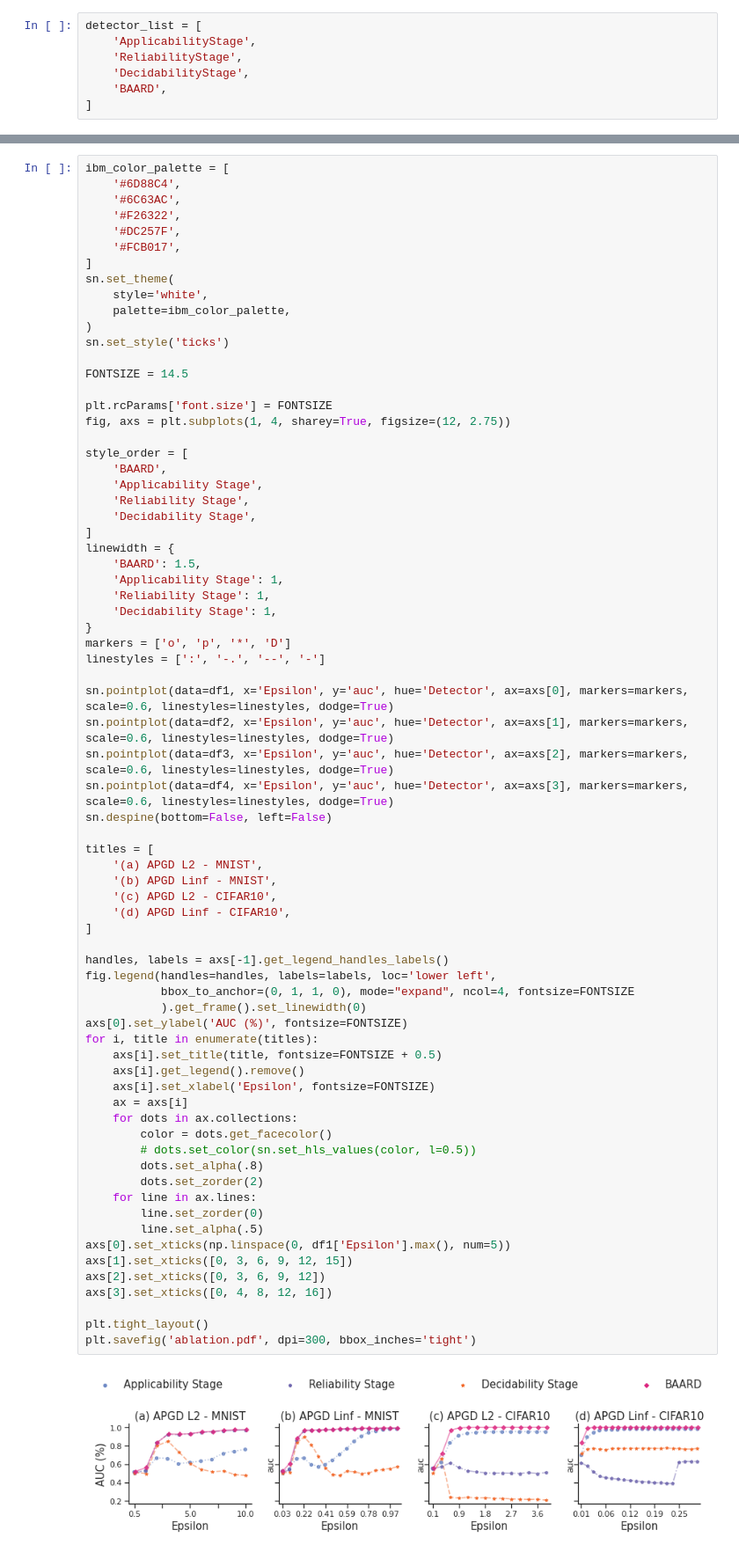
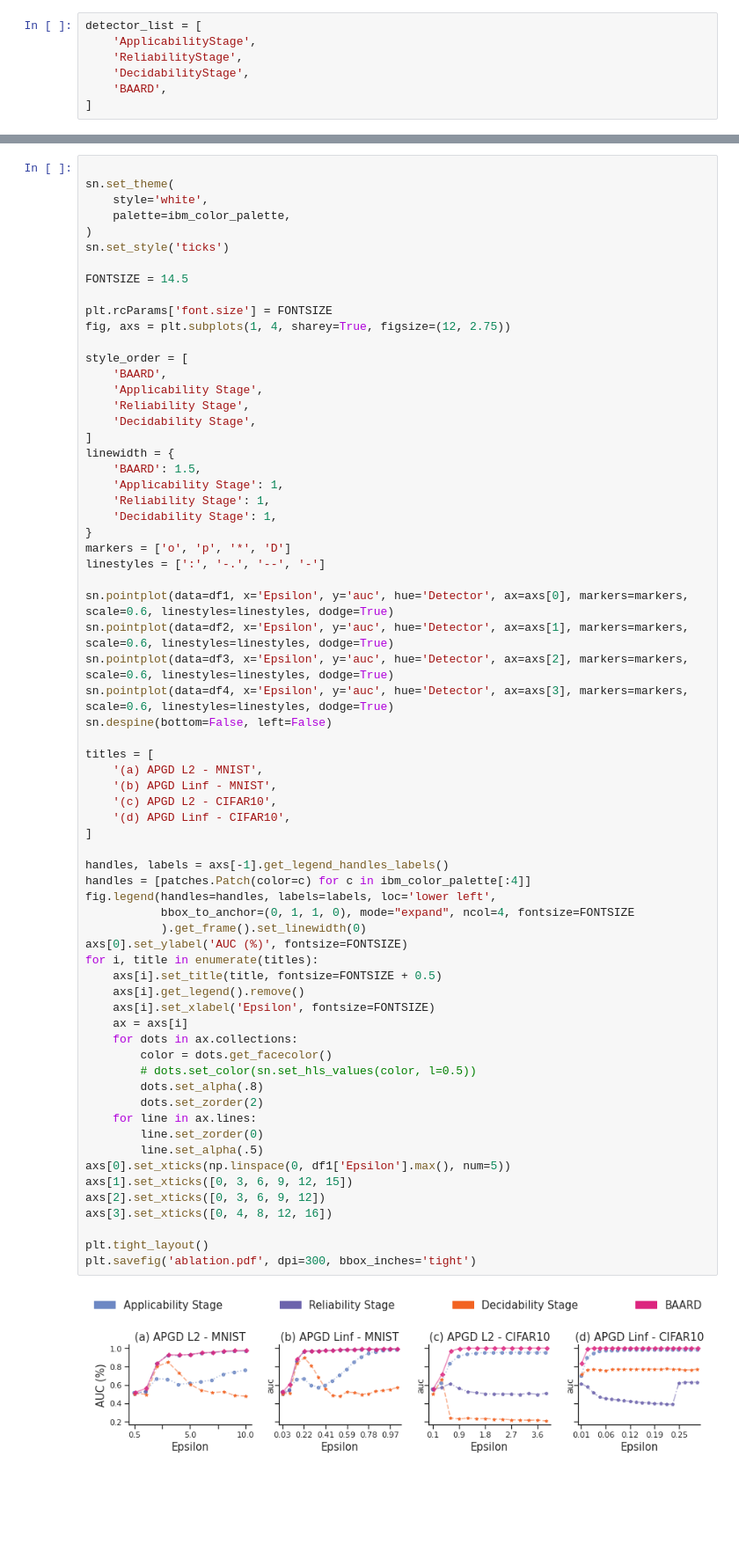
Before and after one commit to changx03/baard, a Jupyter notebook: plots/figure_ablation.ipynb, the cells around one changed output, grey strips where cells are left out. Shown at 88% size. Saved outputs shown, nothing was run; the diff lists cells and outputs as text; blank space fills up the shorter version.

Commit message:
update figure ablation

```diff
--- a/plots/figure_ablation.ipynb
+++ b/plots/figure_ablation.ipynb
@@ -156,11 +174,5 @@ sn.lineplot(data=df4, x='Epsilon', y='auc', hue='Detector')
 # %%
-ibm_color_palette = [
-    '#6D88C4',
-    '#6C63AC',
-    '#F26322',
-    '#DC257F',
-    '#FCB017',
-]
+
 sn.set_theme(
     style='white',
     palette=ibm_color_palette,
@@ -199,31 +211,32 @@ titles = [
     '(c) APGD L2 - CIFAR10',
     '(d) APGD Linf - CIFAR10',
 ]
 
 handles, labels = axs[-1].get_legend_handles_labels()
+handles = [patches.Patch(color=c) for c in ibm_color_palette[:4]]
 fig.legend(handles=handles, labels=labels, loc='lower left',
            bbox_to_anchor=(0, 1, 1, 0), mode="expand", ncol=4, fontsize=FONTSIZE
            ).get_frame().set_linewidth(0)
 axs[0].set_ylabel('AUC (%)', fontsize=FONTSIZE)
 for i, title in enumerate(titles):
     axs[i].set_title(title, fontsize=FONTSIZE + 0.5)
     axs[i].get_legend().remove()
     axs[i].set_xlabel('Epsilon', fontsize=FONTSIZE)
     ax = axs[i]
     for dots in ax.collections:
         color = dots.get_facecolor()
         # dots.set_color(sn.set_hls_values(color, l=0.5))
         dots.set_alpha(.8)
         dots.set_zorder(2)
     for line in ax.lines:
         line.set_zorder(0)
         line.set_alpha(.5)
 axs[0].set_xticks(np.linspace(0, df1['Epsilon'].max(), num=5))
 axs[1].set_xticks([0, 3, 6, 9, 12, 15])
 axs[2].set_xticks([0, 3, 6, 9, 12])
 axs[3].set_xticks([0, 4, 8, 12, 16])
 
 plt.tight_layout()
 plt.savefig('ablation.pdf', dpi=300, bbox_inches='tight')
 # %% [output]
-[figure, old version]
+[figure, new version]
```
Also changed, not shown: parts of 7 cells of this notebook, 1 other file.
